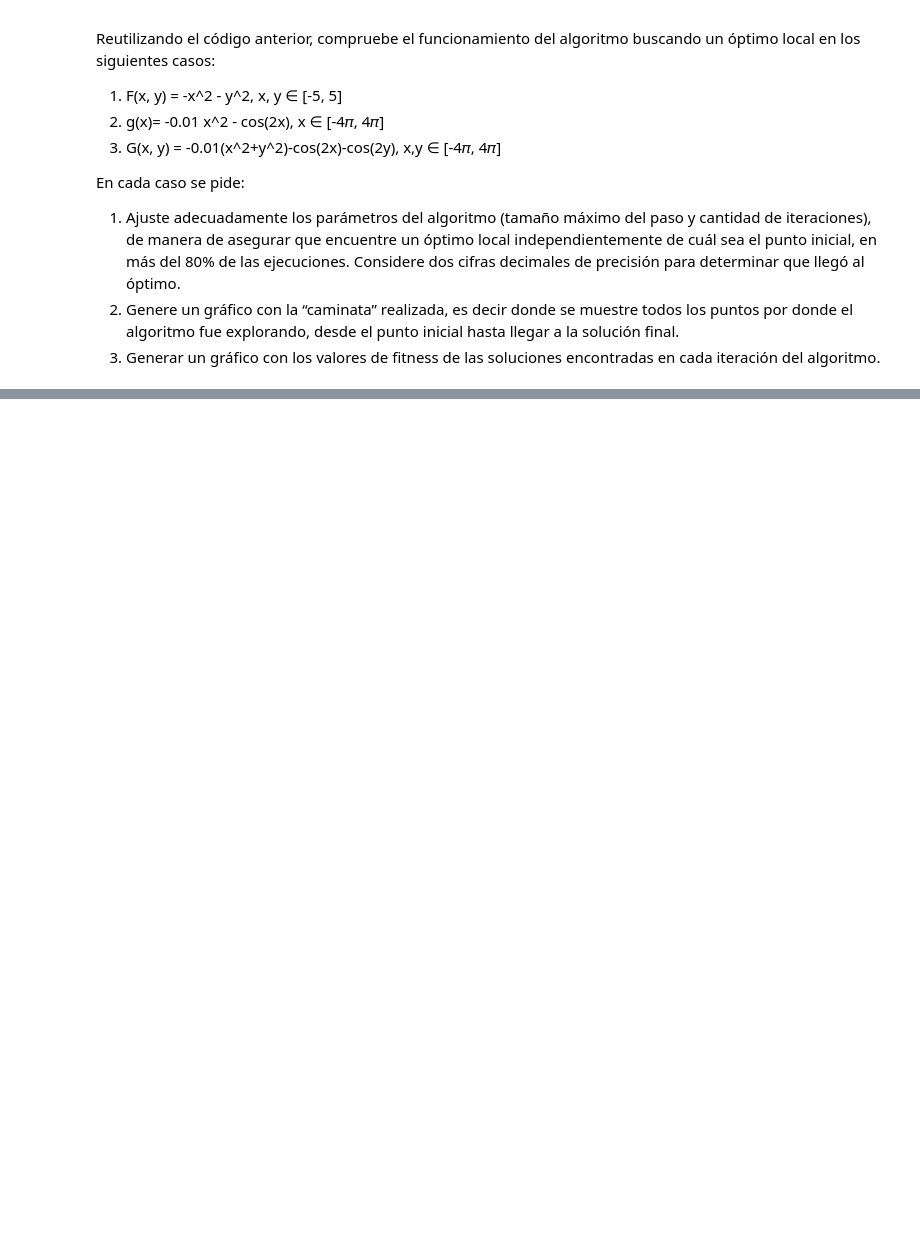
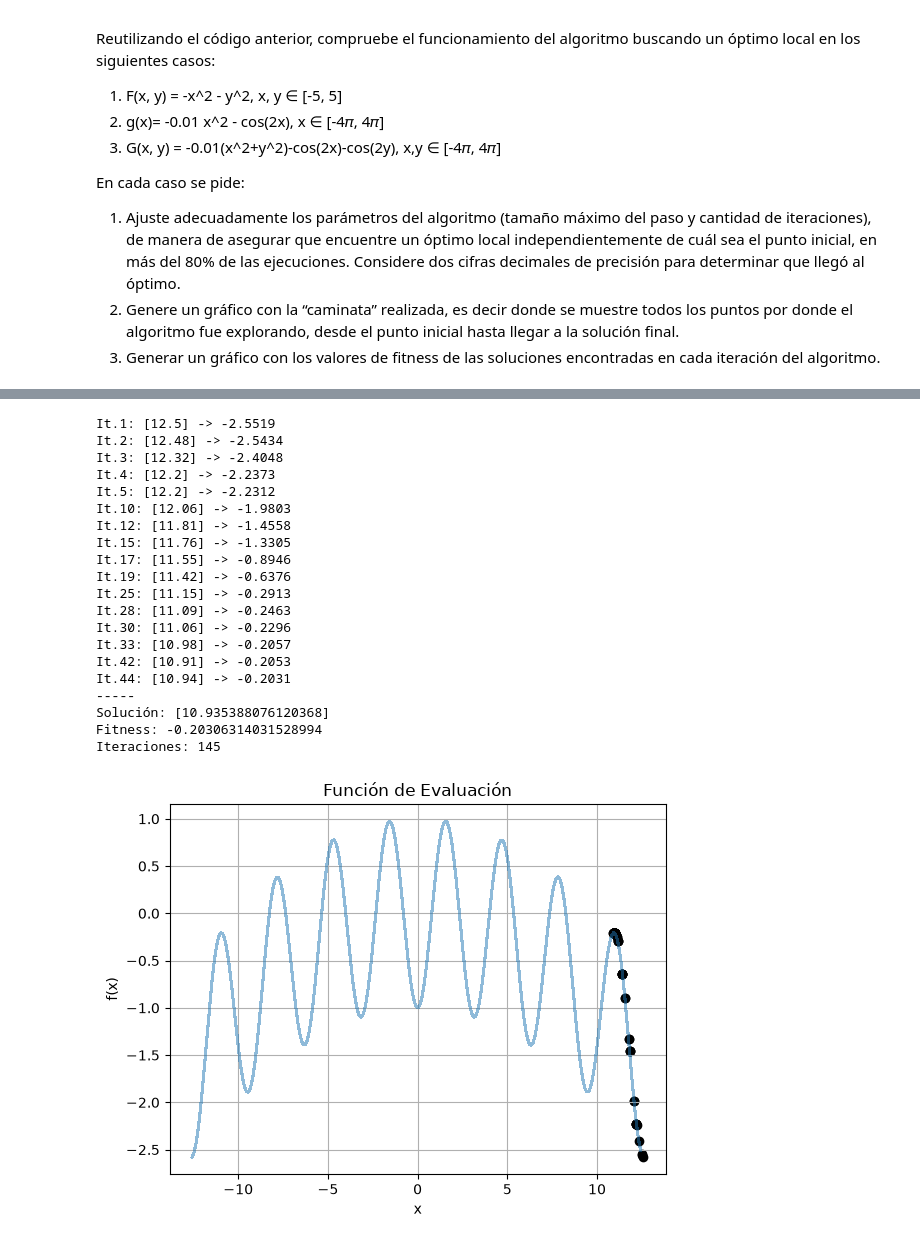
Before and after one commit to emmanuelarnedo/heur-sticas-y-algoritmos-de-optimizaci-n-gen-ticos, a Jupyter notebook: TP1_Hill_Climbing.ipynb, the cells around one changed output, grey strips where cells are left out. Cells and saved outputs as stored; diff of their text form; code cells hidden in the pictures; blank space fills up the shorter version.

```diff
--- a/TP1_Hill_Climbing.ipynb
+++ b/TP1_Hill_Climbing.ipynb
@@ -213,0 +257,55 @@ graficarCaminata(g, [], bounds_G, 0.1)
+# %%
+import math
+# g(x)= -0.01 x^2 - cos(2x), x ∈ [-4𝜋, 4𝜋]
+
+def g_caso2(x_vars):
+   # return -0.01 * sum([xi**2 for xi in X_vars]) - sum([math.cos(2*xi) for xi in X_vars])
+
+# bounds_g = [(-4*math.pi, 4*math.pi)]
+    x = x_vars[0]
+    return -0.01 * (x**2) - math.cos(2 * x)
+
+
+n_variables = 1
+limite = 4 * math.pi
+bounds_g = [(-limite, limite)]
+x0 = [bounds_g[0][1]]  # Punto inicial en el extremo derecho (4*pi)
+max_eps = 0.3
+cant_iterac = 100
+resolution_grafico = 0.1
+
+X_mejor, fX_mejor, Trace_R, Trace_X, Trace_X_mejor, Trace_f = HillClimbing(
+    g_caso2, x0, max_eps, bounds_g, cant_iterac
+)
+
+print("-----")
+print("Solución: {0}".format(X_mejor))
+print("Fitness: {0}".format(fX_mejor))
+print("Iteraciones: {0}".format(len(Trace_X) - 1))
+
+graficarCaminata(g_caso2, Trace_X_mejor, bounds_g, resolution_grafico)
+graficarEvolucionFitness(Trace_f)
+
+# graficarCaminata(g, [], bounds_g, 0.1)
+# %% [output]
+It.1: [12.5] -> -2.5519
+It.2: [12.48] -> -2.5434
+It.3: [12.32] -> -2.4048
+It.4: [12.2] -> -2.2373
+It.5: [12.2] -> -2.2312
+It.10: [12.06] -> -1.9803
+It.12: [11.81] -> -1.4558
+It.15: [11.76] -> -1.3305
+It.17: [11.55] -> -0.8946
+It.19: [11.42] -> -0.6376
+It.25: [11.15] -> -0.2913
+It.28: [11.09] -> -0.2463
+It.30: [11.06] -> -0.2296
+It.33: [10.98] -> -0.2057
+It.42: [10.91] -> -0.2053
+It.44: [10.94] -> -0.2031
+-----
+Solución: [10.935388076120368]
+Fitness: -0.20306314031528994
+Iteraciones: 145
+[figure, added]
```
Also changed, not shown: parts of 11 cells of this notebook.
